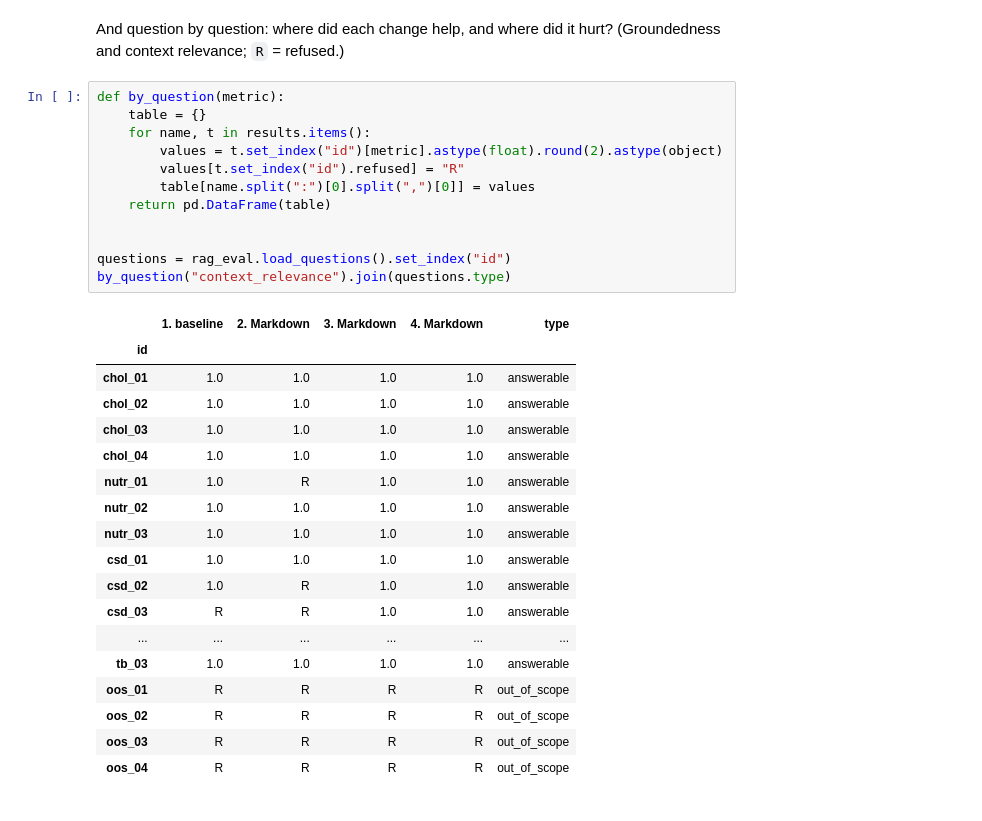
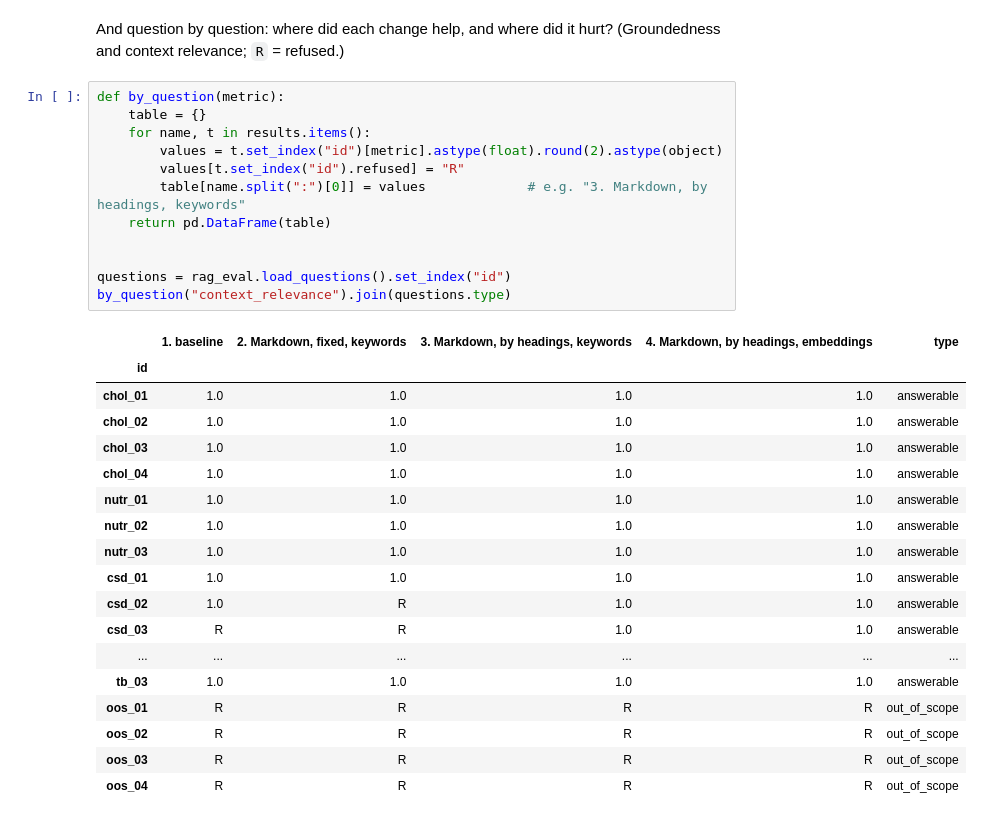
Before and after one commit to ydfriedman/MLOps-Workshop, a Jupyter notebook: llm-cds/3_improve_rag.ipynb, the cells around one changed output. Drawn from its saved outputs; the diff is of its cells as text.

```diff
--- a/llm-cds/3_improve_rag.ipynb
+++ b/llm-cds/3_improve_rag.ipynb
@@ -246,23 +278,23 @@ relevance; `R` = refused.)
 # %%
 def by_question(metric):
     table = {}
     for name, t in results.items():
         values = t.set_index("id")[metric].astype(float).round(2).astype(object)
         values[t.set_index("id").refused] = "R"
-        table[name.split(":")[0].split(",")[0]] = values
+        table[name.split(":")[0]] = values             # e.g. "3. Markdown, by headings, keywords"
     return pd.DataFrame(table)
 
 
 questions = rag_eval.load_questions().set_index("id")
 by_question("context_relevance").join(questions.type)
 # %% [output]
-|  | 1. baseline | 2. Markdown | 3. Markdown | 4. Markdown | type |
+|  | 1. baseline | 2. Markdown, fixed, keywords | 3. Markdown, by headings, keywords | 4. Markdown, by headings, embeddings | type |
 | id |  |  |  |  |  |
 | chol_01 | 1.0 | 1.0 | 1.0 | 1.0 | answerable |
 | chol_02 | 1.0 | 1.0 | 1.0 | 1.0 | answerable |
 | chol_03 | 1.0 | 1.0 | 1.0 | 1.0 | answerable |
 | chol_04 | 1.0 | 1.0 | 1.0 | 1.0 | answerable |
-| nutr_01 | 1.0 | R | 1.0 | 1.0 | answerable |
+| nutr_01 | 1.0 | 1.0 | 1.0 | 1.0 | answerable |
 | nutr_02 | 1.0 | 1.0 | 1.0 | 1.0 | answerable |
 | nutr_03 | 1.0 | 1.0 | 1.0 | 1.0 | answerable |
 | csd_01 | 1.0 | 1.0 | 1.0 | 1.0 | answerable |
```
Also changed, not shown: parts of 23 cells of this notebook, 1 other file.
